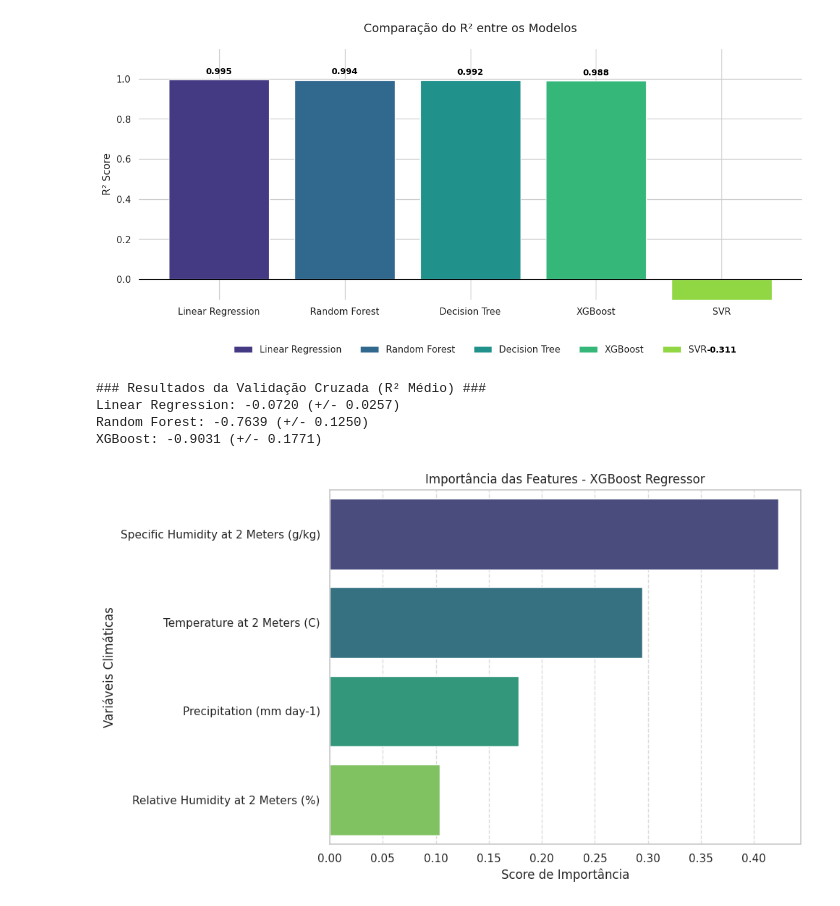
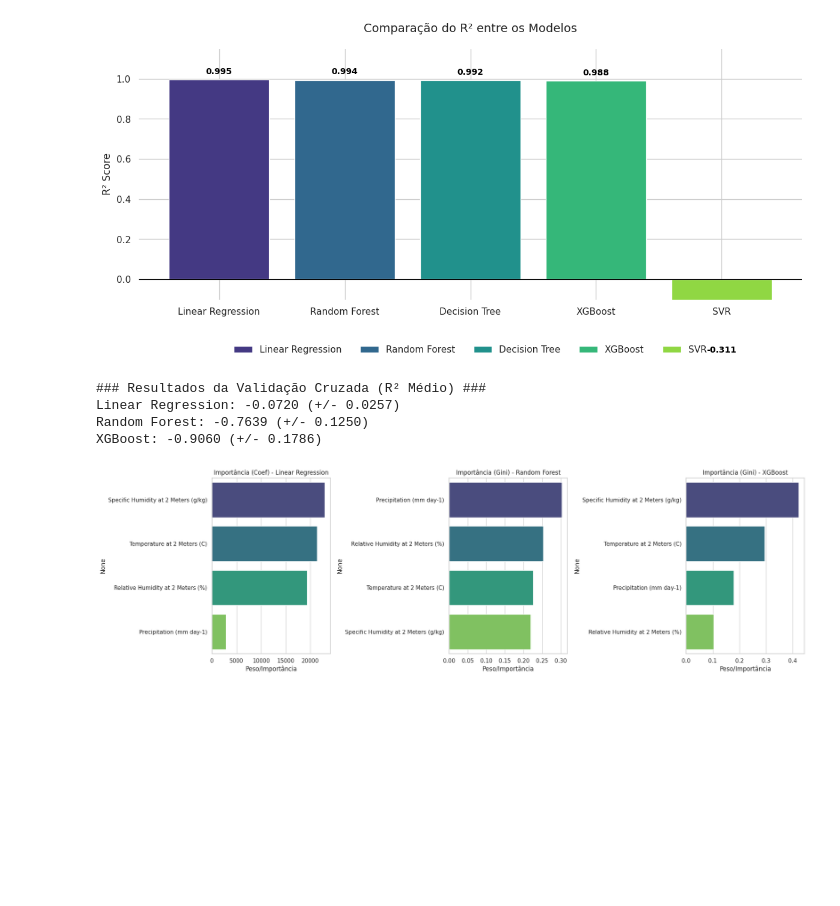
Before and after one commit to Luiz-Frederico/lfncampelo_pbl_fase5, a Jupyter notebook: Luiz_Frederico_rm567319_pbl_fase5.ipynb, the cells around one changed output. Cells and saved outputs as stored; diff of their text form; code cells hidden in the pictures; blank space fills up the shorter version.

```diff
--- a/Luiz_Frederico_rm567319_pbl_fase5.ipynb
+++ b/Luiz_Frederico_rm567319_pbl_fase5.ipynb
@@ -1282,55 +1287,56 @@ plt.show()
 # %%
 from sklearn.model_selection import cross_val_score, KFold
 
+# Preparação dos dados
+df = pd.read_csv('crop_yield.csv')
 
-# 1. Preparação dos Dados (Mantendo a lógica original do projeto)
-df = pd.read_csv('crop_yield.csv')
-# Removendo colunas que não são features climáticas/alvo conforme o estudo.
+# Isolando apenas as variáveis climáticas para o teste de independência
 X = df.drop(columns=['Yield', 'Crop'])
 y = df['Yield']
 
-# Normalização
+# Normalização (Essencial para comparação justa entre modelos)
 scaler = StandardScaler()
 X_scaled = scaler.fit_transform(X)
 
-# 2. Definição dos Modelos
-models = [
+# Validação Cruzada(Prova Estatística)
+kf = KFold(n_splits=5, shuffle=True, random_state=42)
+models_to_test = [
     ('Linear Regression', LinearRegression()),
     ('Random Forest', RandomForestRegressor(n_estimators=100, random_state=42)),
-    ('XGBoost', XGBRegressor(n_estimators=100, learning_rate=0.1, random_state=42))
+    ('XGBoost', XGBRegressor(n_estimators=100, random_state=42))
 ]
 
-# 3. Validação Cruzada (K-Fold)
-# O K-Fold divide o dado em K partes, treinando em K-1 e testando na restante.
-# Isso elimina o viés de um único "split" de treino/teste.
-kf = KFold(n_splits=5, shuffle=True, random_state=42)
-
 print("### Resultados da Validação Cruzada (R² Médio) ###")
-results = []
-for name, model in models:
+for name, model in models_to_test:
     cv_scores = cross_val_score(model, X_scaled, y, cv=kf, scoring='r2')
     print(f"{name}: {cv_scores.mean():.4f} (+/- {cv_scores.std():.4f})")
-    results.append(cv_scores)
 
-# 4. Treinamento do modelo vencedor (XGBoost) para Feature Importance
-best_model = XGBRegressor(n_estimators=100, random_state=42)
-best_model.fit(X_scaled, y)
+# Gráficos de Importância(Interpretação)
+fig, axes = plt.subplots(1, 3, figsize=(20, 6))
 
-# 5. Gráfico de Importância de Features
-feature_importance = pd.Series(best_model.feature_importances_, index=X.columns)
-feature_importance = feature_importance.sort_values(ascending=False)
+for i, (name, model) in enumerate(models_to_test):
+    # Treinamento único para extrair importância
+    model.fit(X_scaled, y)
 
-plt.figure(figsize=(10, 6))
-sns.barplot(x=feature_importance.values, y=feature_importance.index, hue=feature_importance.index, palette='viridis', legend=False)
-plt.title('Importância das Features - XGBoost Regressor')
-plt.xlabel('Score de Importância')
-plt.ylabel('Variáveis Climáticas')
-plt.grid(axis='x', linestyle='--', alpha=0.7)
+    if name == 'Linear Regression':
+        # Para modelos lineares, usamos os coeficientes
+        importance = pd.Series(np.abs(model.coef_), index=X.columns).sort_values(ascending=False)
+        title = f'Importância (Coef) - {name}'
+    else:
+        # Para modelos de árvore, usamos feature_importances_
+        importance = pd.Series(model.feature_importances_, index=X.columns).sort_values(ascending=False)
+        title = f'Importância (Gini) - {name}'
+
+    sns.barplot(x=importance.values, y=importance.index, hue=importance.index,
+                ax=axes[i], palette='viridis', legend=False)
+    axes[i].set_title(title)
+    axes[i].set_xlabel('Peso/Importância')
+
 plt.tight_layout()
 plt.show()
 # %% [output]
 ### Resultados da Validação Cruzada (R² Médio) ###
 Linear Regression: -0.0720 (+/- 0.0257)
 Random Forest: -0.7639 (+/- 0.1250)
-XGBoost: -0.9031 (+/- 0.1771)
+XGBoost: -0.9060 (+/- 0.1786)
-[figure, old version]
+[figure, new version]
```
Also changed, not shown: parts of 10 cells of this notebook.
